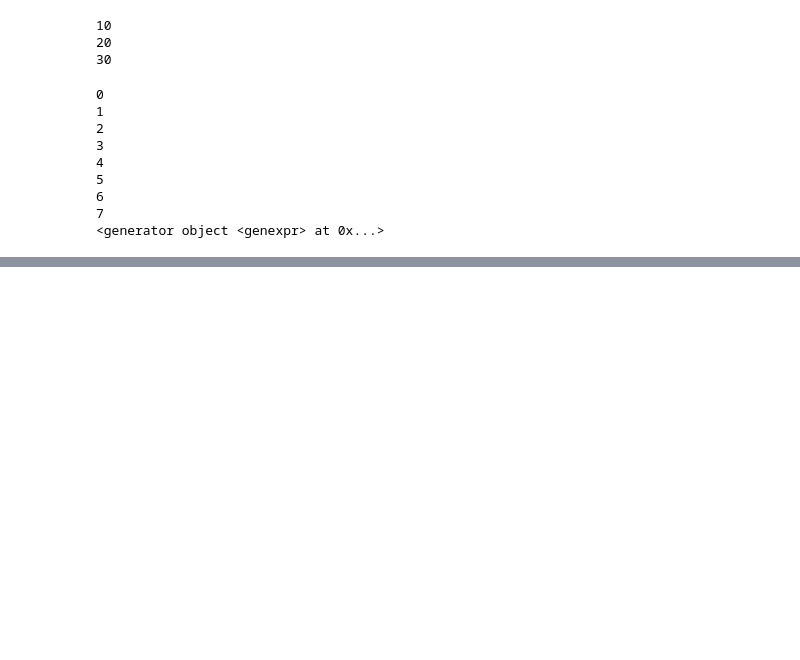
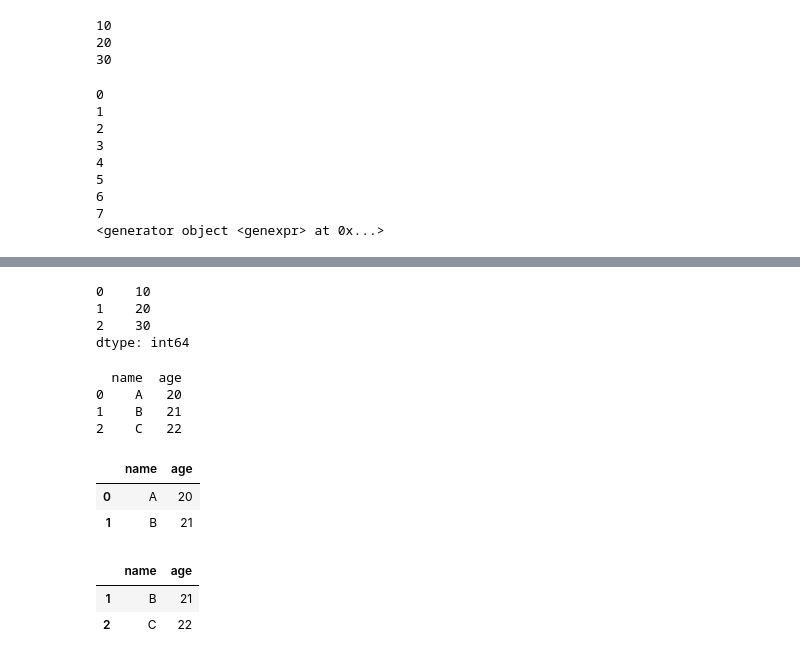
Before and after one commit to harsha-repo-bsc/BSC-training-, a Jupyter notebook: training .ipynb, the cells around one changed output, grey strips where cells are left out. Cells and saved outputs as stored; diff of their text form; code cells hidden in the pictures; blank space fills up the shorter version.

```diff
--- a/training .ipynb
+++ b/training .ipynb
@@ -195,0 +216,38 @@ print(a)
+# %%
+import pandas as pd
+
+s = pd.Series([10, 20, 30])
+print(s)
+# %% [output]
+0    10
+1    20
+2    30
+dtype: int64
+# %%
+data = {
+    "name": ["A", "B", "C"],
+    "age": [20, 21, 22]
+}
+
+df = pd.DataFrame(data)
+print(df)
+# %% [output]
+  name  age
+0    A   20
+1    B   21
+2    C   22
+# %%
+# Basic operations
+
+
+df.head(2)
+# %% [output]
+|  | name | age |
+| 0 | A | 20 |
+| 1 | B | 21 |
+# %%
+df.tail(2)
+# %% [output]
+|  | name | age |
+| 1 | B | 21 |
+| 2 | C | 22 |
```
Also changed, not shown: parts of 8 cells of this notebook, 5 other files.
